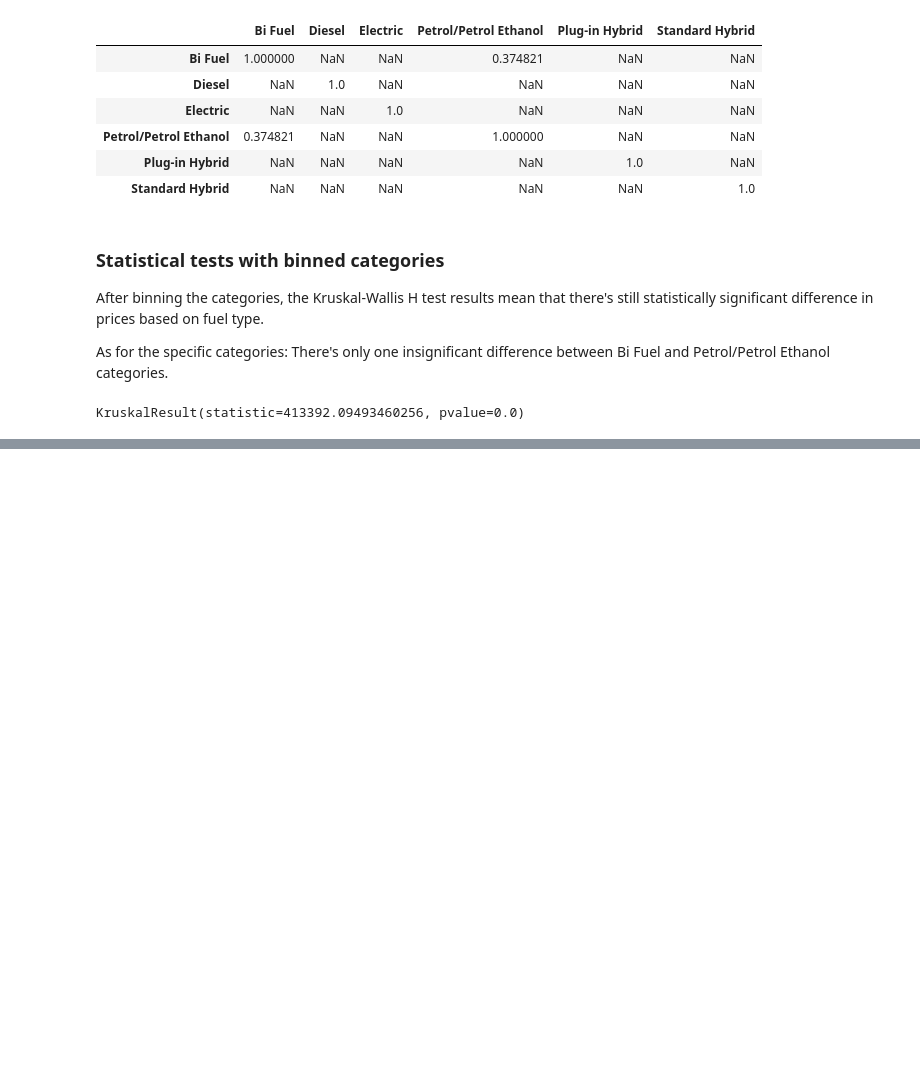
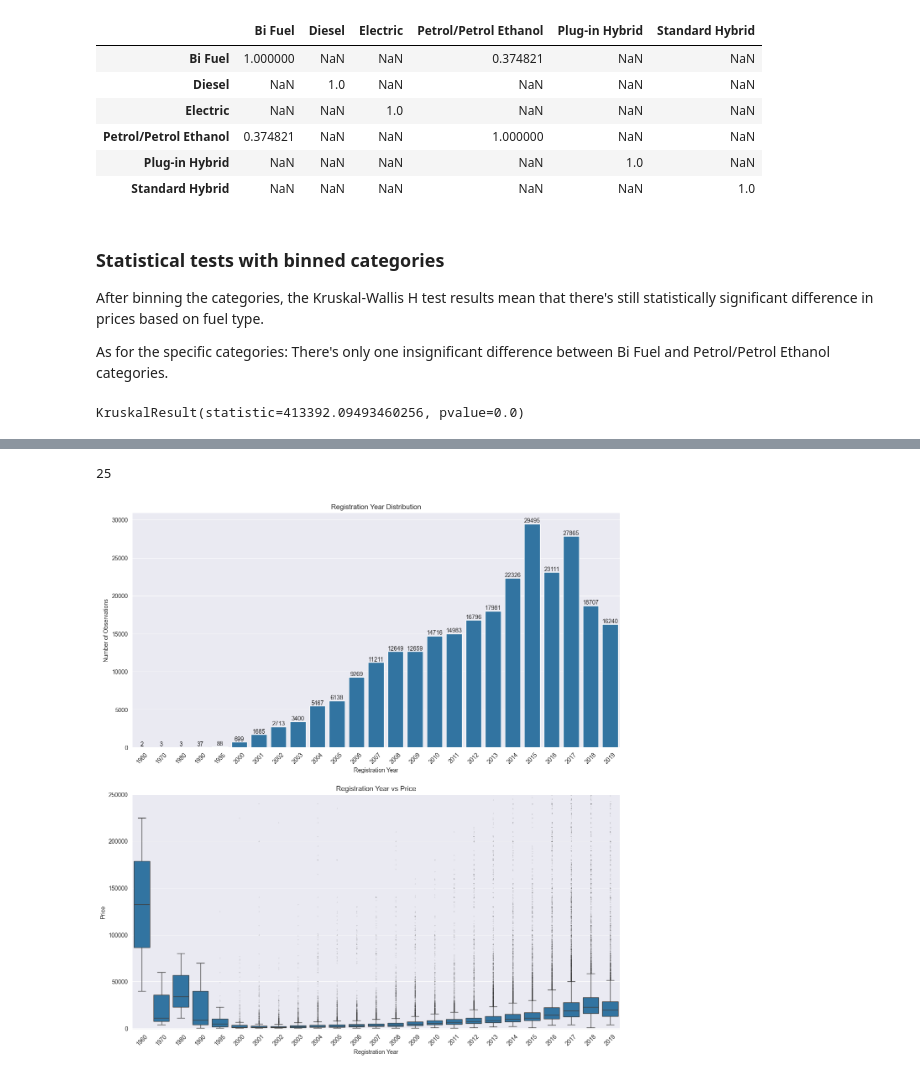
Before and after one commit to maciej-polcyn/data-processing-capstone-project, a Jupyter notebook: report.ipynb, the cells around one changed output, grey strips where cells are left out. Saved outputs shown, nothing was run; the diff lists cells and outputs as text; code cells hidden in the pictures; blank space fills up the shorter version.

```diff
--- a/report.ipynb
+++ b/report.ipynb
@@ -392,0 +411,33 @@ plt.show()
+# %%
+df["Reg_Year"].nunique()
+# %% [output]
+25
+# %%
+fig, (ax1, ax2) = plt.subplots(nrows=2, ncols=1, figsize=(15, 16))
+
+counted = df["Reg_Year"].value_counts().reset_index()
+labels = sorted(counted["Reg_Year"].unique())
+
+ax1.set_title("Registration Year Distribution")
+ax1.set_xlabel("Registration Year")
+ax1.set_ylabel("Number of Observations")
+a = sns.barplot(counted, x="Reg_Year", y="count", order=labels, ax=ax1)
+a.bar_label(a.containers[0])
+
+a.set_xticks(range(len(labels)))
+a.set_xticklabels(np.array(labels).astype(int), rotation=45)
+
+
+ax2.set_title("Registration Year vs Price")
+ax2.set_xlabel("Registration Year")
+ax2.set_ylabel("Price")
+
+b = sns.boxplot(df, x="Reg_Year", y="Price", order=labels, fliersize=0.1, ax=ax2)
+
+b.set_xticks(range(len(labels)))
+b.set_xticklabels(np.array(labels).astype(int), rotation=45)
+
+ax2.set_ylim(-1000, 250000)
+plt.show()
+# %% [output]
+[figure, added]
```
Also changed, not shown: parts of 12 cells of this notebook.
